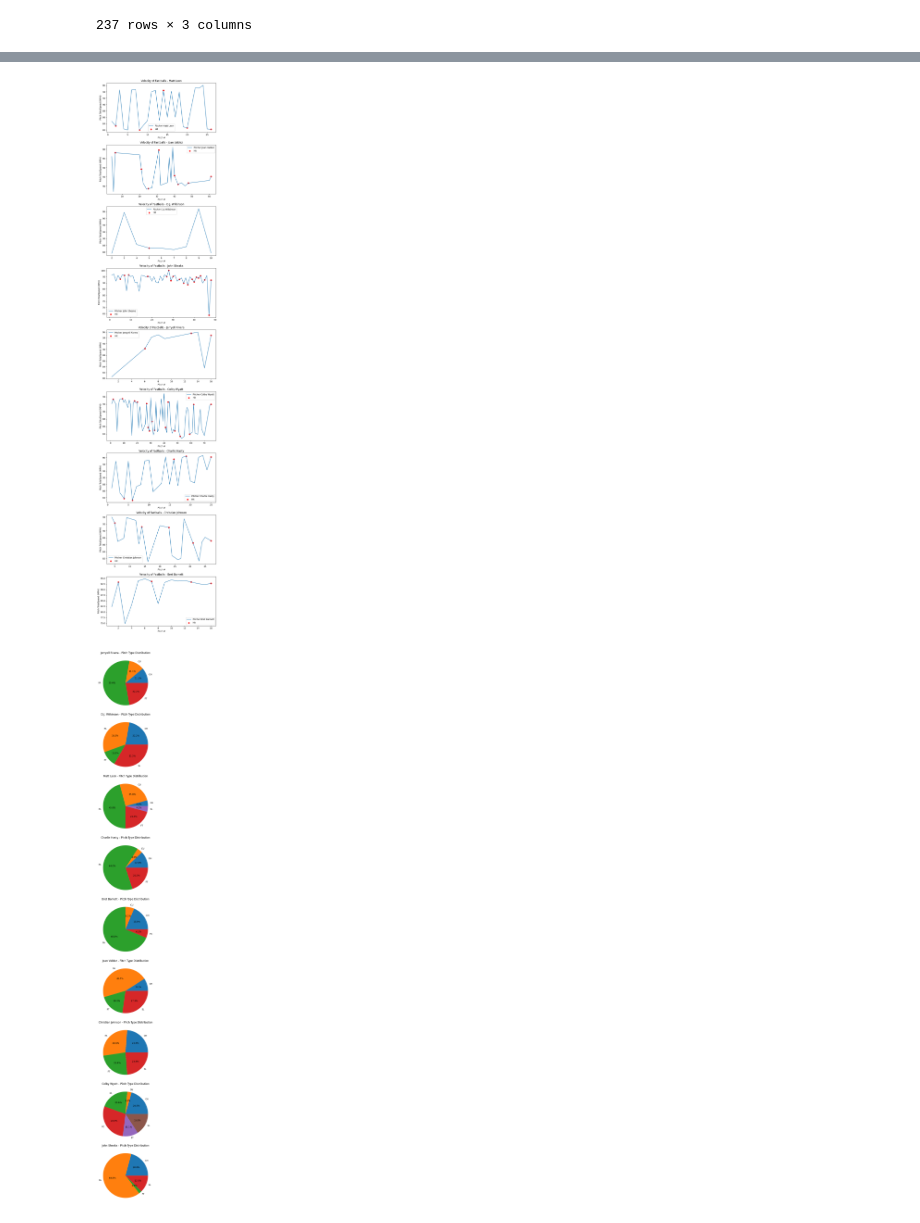
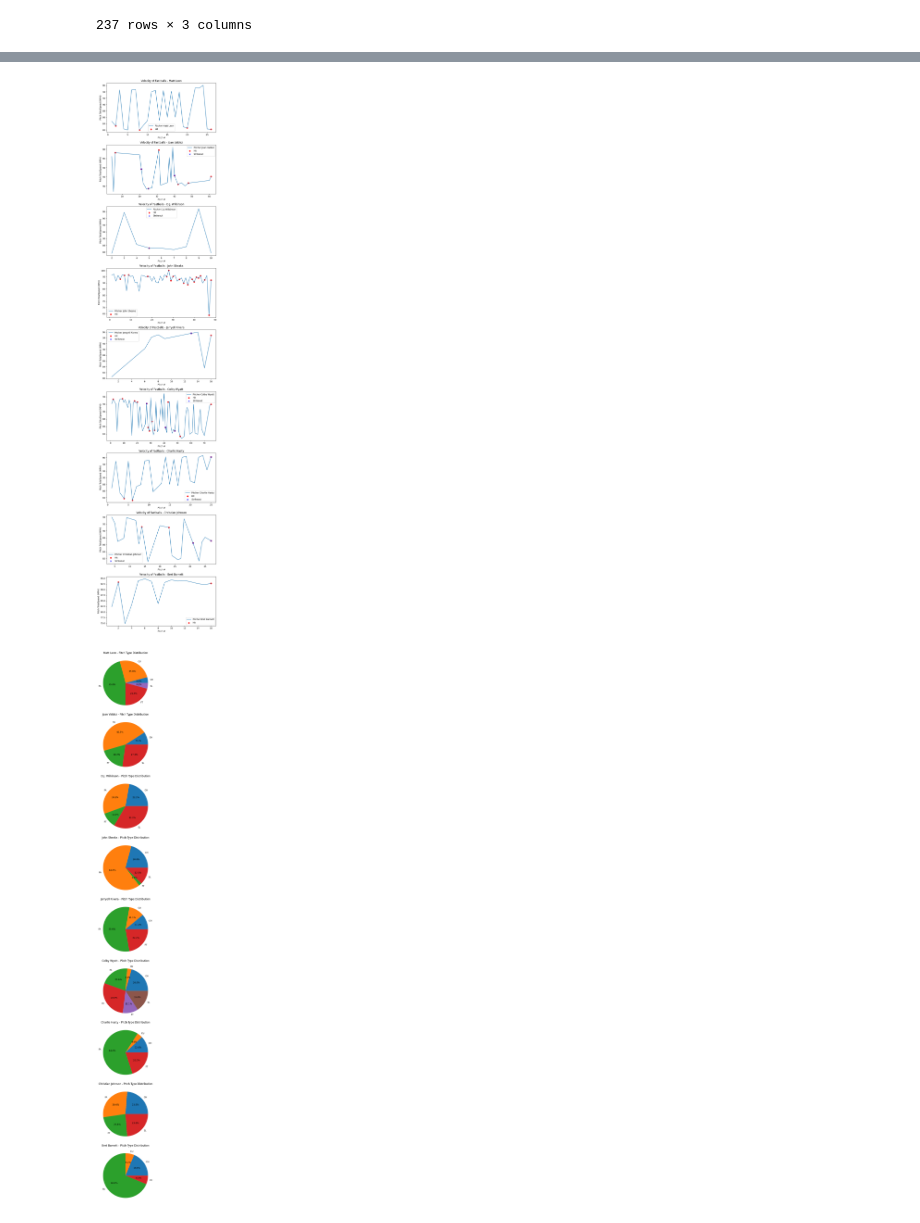
Before and after one commit to esantema/2023-Sioux-Falls-Canaries-Analytics, a Jupyter notebook: Game Analysis.ipynb, the cells around one changed output, grey strips where cells are left out. Drawn from its saved outputs; the diff is of its cells as text; code cells hidden in the pictures.

```diff
--- a/Game Analysis.ipynb
+++ b/Game Analysis.ipynb
@@ -71,12 +71,3 @@ pitchers
 | 2 | Colby | Wyatt | 9057 |
 | 1 | Colby | Wyatt | 9057 |
 237 rows × 3 columns
-# %%
-fastball = data[data['Pitch Type'] == 'FA']
-changeup = data[data['Pitch Type'] == 'CH']
-slider = data[data['Pitch Type'] == 'SL']
-pitch_types = data['Pitch Type']
-pitch_types_df = pd.DataFrame(pitch_types)
-
-for i, (pitcher_id, group) in enumerate(fastball.groupby('Pitcher ID')):
-    print('Pitcher ID', max('Pitch TotalSpeed(MPH)'))
@@ -101,10 +82,15 @@ for i, (pitcher_id, group) in enumerate(data.groupby('Pitcher ID')):
     ax = axes[i]  # Get the appropriate subplot for the pitcher
     group.plot(x='Pitch Number', y='Pitch TotalSpeed (MPH)', ax=ax, label=f'Pitcher {pitcher_name}')
 
-    # Add markers for hits
-    hits = group[group['Hit Outcomes'].notnull()]
+    # Add markers for hits and strikeouts
+    hits = group[(group['Hit Outcomes'].notnull()) & (group['Hit Outcomes'] != 'BB')]
+    strikeouts = group[group['Hit Outcomes'] == 'K']
+
     if not hits.empty:
         ax.scatter(hits['Pitch Number'], hits['Pitch TotalSpeed (MPH)'], color='red', marker='o', label='Hit')
+
+    if not strikeouts.empty:
+        ax.scatter(strikeouts['Pitch Number'], strikeouts['Pitch TotalSpeed (MPH)'], color='blue', marker='x', label='Strikeout')
 
     ax.set_xlabel('Pitch #')
     ax.set_ylabel('Pitch TotalSpeed (MPH)')
@@ -112,44 +98,51 @@ for i, (pitcher_id, group) in enumerate(data.groupby('Pitcher ID')):
     ax.legend()
 
 plt.tight_layout()
+
+file_path = 'Image Files/06-02-2023/Velocity_of_Fastballs_06-02-2023.png'
+plt.savefig(file_path)
+
 plt.show()
 # %% [output]
-[figure, old version]
+[figure, new version]
 # %%
 # Create subplots
 fig, axes = plt.subplots(nrows=num_pitchers, figsize=(8, 4*num_pitchers))
 
 # Iterate over each subplot and pitcher ID
-for i, pitcher_id in enumerate(pitcher_ids):
+for i, (pitcher_id, group) in enumerate(data.groupby('Pitcher ID')):
     # Get the pitcher's name from the pitchers DataFrame
     pitcher_first_name = pitchers.loc[pitchers['Pitcher ID'] == pitcher_id, 'Pitcher First Name'].iloc[0]
     pitcher_last_name = pitchers.loc[pitchers['Pitcher ID'] == pitcher_id, 'Pitcher Last Name'].iloc[0]
     pitcher_name = f"{pitcher_first_name} {pitcher_last_name}"
 
     # Get the data for the current pitcher
     pitcher_data = data[data['Pitcher ID'] == pitcher_id]
 
     # Group the data by pitch type
     grouped = pitcher_data.groupby('Pitch Type')
 
     # Get the count of each pitch type
     pitch_type_counts = grouped.size()
 
     # Calculate the percentage of each pitch type
     pitch_type_percentages = pitch_type_counts / pitch_type_counts.sum()
 
     # Plot the pie chart
     ax = axes[i]
     ax.pie(pitch_type_percentages, labels=pitch_type_percentages.index, autopct='%1.1f%%')
     ax.set_title(f'{pitcher_name} - Pitch Type Distribution')
 
+file_path2 = 'Image Files/06-02-2023/Pitch_Type_Distribution_06-02-2023.png'
+plt.savefig(file_path2)
+
 # Adjust the layout to avoid overlapping subplots
 plt.tight_layout()
 
 # Display the plot
 plt.show()
 # %% [output]
-[figure, old version]
+[figure, new version]
 # %%
 # Create subplots
 fig, axes = plt.subplots(nrows=num_pitchers, figsize=(10, 6*num_pitchers))
```
Also changed, not shown: parts of 3 cells of this notebook, 6 other files.
